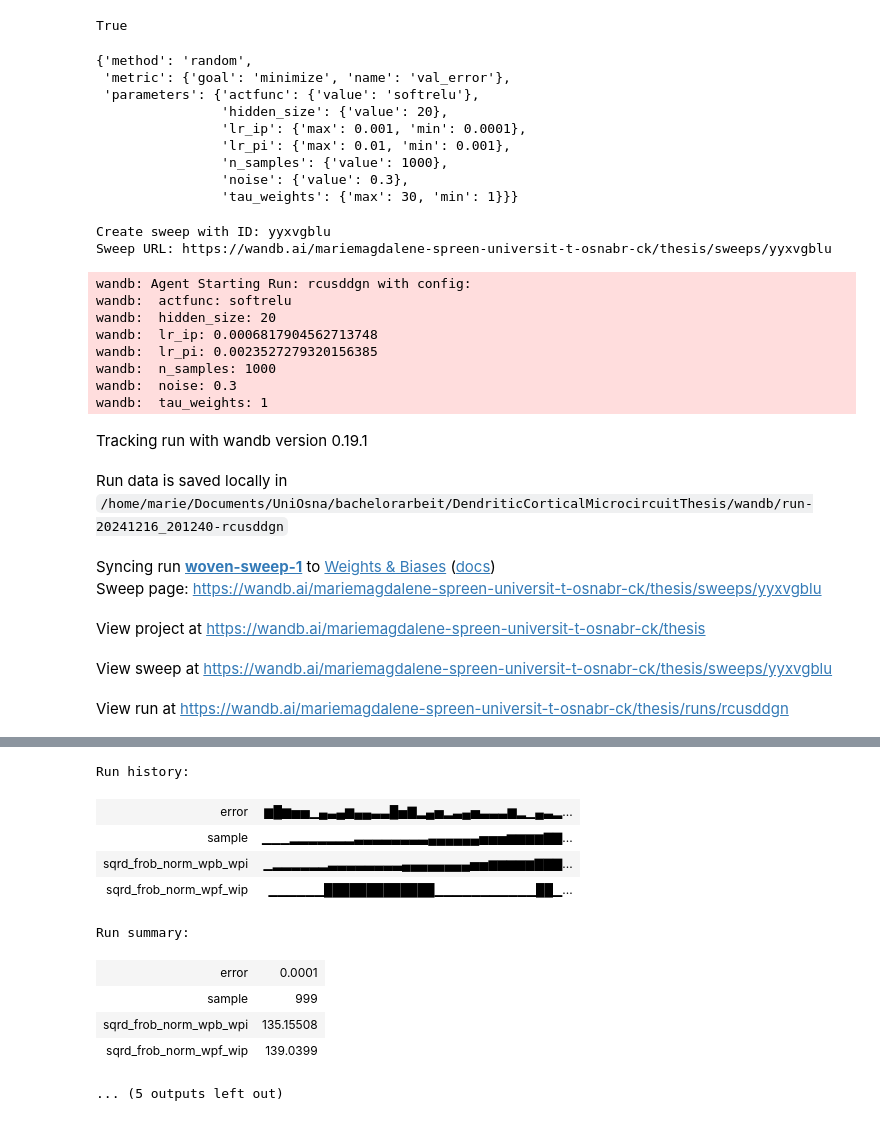
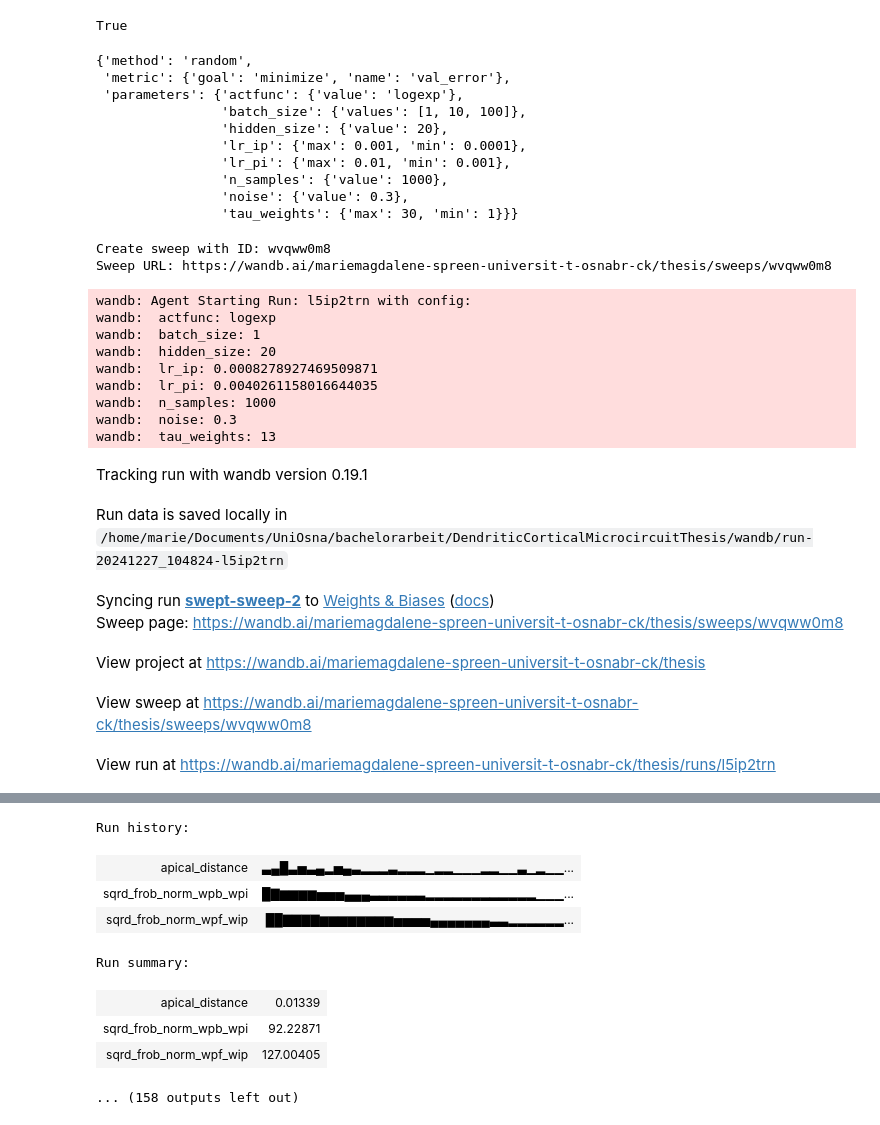
Before and after one commit to gittermarie/DendriticCorticalMicrocircuitThesis, a Jupyter notebook: hyperparameter_playground.ipynb, the cells around one changed output, grey strips where cells are left out. Saved outputs shown, nothing was run; the diff lists cells and outputs as text; code cells hidden in the pictures.

```diff
--- a/hyperparameter_playground.ipynb
+++ b/hyperparameter_playground.ipynb
@@ -37,8 +37,11 @@ parameters_dict = {
         "hidden_size": {
             "value": 20
             },
+        "batch_size": {
+            "values": [1, 10, 100]
+            },
         "actfunc": {
-            "value": "softrelu"
+            "value": "logexp"
             },
         "tau_weights": {
             "min": 1,
@@ -53,7 +56,8 @@ pprint.pprint(sweep_config)
 # %% [output]
 {'method': 'random',
  'metric': {'goal': 'minimize', 'name': 'val_error'},
- 'parameters': {'actfunc': {'value': 'softrelu'},
+ 'parameters': {'actfunc': {'value': 'logexp'},
+                'batch_size': {'values': [1, 10, 100]},
                 'hidden_size': {'value': 20},
                 'lr_ip': {'max': 0.001, 'min': 0.0001},
                 'lr_pi': {'max': 0.01, 'min': 0.001},
@@ -63,8 +67,8 @@ pprint.pprint(sweep_config)
 # %%
 sweep_id = wandb.sweep(sweep_config, project="thesis")
 # %% [output]
-Create sweep with ID: yyxvgblu
-Sweep URL: https://wandb.ai/mariemagdalene-spreen-universit-t-osnabr-ck/thesis/sweeps/yyxvgblu
+Create sweep with ID: wvqww0m8
+Sweep URL: https://wandb.ai/mariemagdalene-spreen-universit-t-osnabr-ck/thesis/sweeps/wvqww0m8
 # %%
 import torch.optim as optim
 from training_and_eval import create_dataset, self_pred_training
@@ -75,7 +79,6 @@ from plotFunctions import *
 T = 1000
 DT = 0.1
 TAU_NEU = 3
-BATCH_SIZE = 1
 DEVICE = torch.device("cuda:0" if torch.cuda.is_available() else "cpu")
 
 def hardsigm(x):
@@ -113,11 +116,12 @@ def train(config=None):
         net = dendriticNet(
             T,
             DT,
-            BATCH_SIZE,
-            size_tab=[30, 20, 10],
-            lr_pp=[0.0011875, 0.0005],
+            config.batch_size,
+            size_tab=[30, config.hidden_size, 10],
+            lr_pf=[0, 0],
             lr_ip=[config.lr_ip],
             lr_pi=[config.lr_pi],
+            lr_pb=[0],
             ga=0.8,
             gb=1,
             gd=1,
@@ -129,11 +133,10 @@ def train(config=None):
             initw=1,
         )
         torch.manual_seed(0)
-        data = create_dataset(config.n_samples, BATCH_SIZE, 30, 0, 1, DEVICE)
+        data = create_dataset(config.n_samples, config.batch_size, 30, 0, 1, DEVICE)
         net.to(DEVICE)
         net.train()
         with torch.no_grad():
-            s, i = net.initHidden(device=DEVICE)
             data_trace = data[0].clone()
             va_topdown_hist=[]
             va_cancelation_hist=[]
@@ -145,7 +148,7 @@ def train(config=None):
                 for k in range(T):
                     # low-pass filter the data
                     data_trace += (DT / TAU_NEU) * (-data_trace + data[n])
-                    s, i, va = net.stepper(data_trace, s, i, track_va=True)
+                    va = net.stepper(data_trace
                     # Track apical potential, neurons and synapses
                     if k == 0 and n % 20 == 0:
                         va_topdown, va_cancelation = va
@@ -160,22 +163,21 @@ def train(config=None):
                         wip_hist = net.updateHist(wip_hist, net.wip, param=True)
 
                     # Update the pyramidal-to-interneuron weights (NOT the pyramidal-to-pyramidal weights !)
-                    net.updateWeights(
-                        data[n], s, i, freeze_feedback=True, selfpredict=True
-                    )
+                    net.updateWeights(data[n])
 
                 va_topdown, va_cancelation = va
-                err = (
+                apical_distance = (
                     ((va_topdown[0] + va_cancelation[0]) ** 2)
                     .cpu()
                     .numpy()
-                    .mean(1)[0]
+                    .mean(1)
                 )
+                print(apical_distance)
                 sqrd_frob_norm_wpb_wpi = (torch.norm(net.wpb[0].weight.unsqueeze(2) - net.wpi[0].weight.unsqueeze(2), p="fro", dim=(0, 1)) ** 2)
                 sqrd_frob_norm_wpf_wip = (torch.norm(net.wpf[1].weight.unsqueeze(2) - net.wip[0].weight.unsqueeze(2), p="fro", dim=(0, 1)) ** 2)
                 wandb.log(
                     {
-                        "error": err,
+                        "apical_distance": apical_distance,
                         "sqrd_frob_norm_wpb_wpi": sqrd_frob_norm_wpb_wpi,
                         "sqrd_frob_norm_wpf_wip": sqrd_frob_norm_wpf_wip
                     }
@@ -207,32 +209,31 @@ def train(config=None):
             va_cancelation_hist,
         )
 # %%
-wandb.agent(sweep_id, train, count=1)
+wandb.agent(sweep_id, train, count=10)
 # %% [output]
-wandb: Agent Starting Run: rcusddgn with config:
-wandb:  actfunc: softrelu
+wandb: Agent Starting Run: l5ip2trn with config:
+wandb:  actfunc: logexp
+wandb:  batch_size: 1
 wandb:  hidden_size: 20
-wandb:  lr_ip: 0.0006817904562713748
-wandb:  lr_pi: 0.0023527279320156385
+wandb:  lr_ip: 0.0008278927469509871
+wandb:  lr_pi: 0.0040261158016644035
 wandb:  n_samples: 1000
 wandb:  noise: 0.3
-wandb:  tau_weights: 1
+wandb:  tau_weights: 13
 Tracking run with wandb version 0.19.1
-Run data is saved locally in /home/marie/Documents/UniOsna/bachelorarbeit/DendriticCorticalMicrocircuitThesis/wandb/run-20241216_201240-rcusddgn
+Run data is saved locally in /home/marie/Documents/UniOsna/bachelorarbeit/DendriticCorticalMicrocircuitThesis/wandb/run-20241227_104824-l5ip2trn
-Syncing run woven-sweep-1 to Weights & Biases (docs)
-Sweep page: https://wandb.ai/mariemagdalene-spreen-universit-t-osnabr-ck/thesis/sweeps/yyxvgblu
+Syncing run swept-sweep-2 to Weights & Biases (docs)
+Sweep page: https://wandb.ai/mariemagdalene-spreen-universit-t-osnabr-ck/thesis/sweeps/wvqww0m8
 View project at https://wandb.ai/mariemagdalene-spreen-universit-t-osnabr-ck/thesis
-View sweep at https://wandb.ai/mariemagdalene-spreen-universit-t-osnabr-ck/thesis/sweeps/yyxvgblu
+View sweep at https://wandb.ai/mariemagdalene-spreen-universit-t-osnabr-ck/thesis/sweeps/wvqww0m8
-View run at https://wandb.ai/mariemagdalene-spreen-universit-t-osnabr-ck/thesis/runs/rcusddgn
+View run at https://wandb.ai/mariemagdalene-spreen-universit-t-osnabr-ck/thesis/runs/l5ip2trn
 [interactive output not drawn]
 Run history:
-| error | ▆█▆▅▅▁▄▃▄▆▄▄▃▃█▅▇▂▄▅▂▃▄▅▃▃▃▆▂▁▄▃▂... |
-| sample | ▁▁▁▂▂▂▂▂▂▂▃▃▃▃▃▃▃▃▄▄▄▄▄▄▅▅▅▆▆▆▆▇▇... |
-| sqrd_frob_norm_wpb_wpi | ▁▂▂▂▂▂▂▃▃▃▃▃▃▃▃▄▄▄▄▄▄▄▄▅▅▆▆▆▆▆▇▇▇... |
-| sqrd_frob_norm_wpf_wip | ▁▁▁▁▁▁█████████████▁▁▁▁▁▁▁▁▁▁▁██▁... |
+| apical_distance | ▃▄█▃▅▃▄▂▅▄▃▂▂▂▃▂▂▂▁▂▂▁▁▁▂▂▁▁▃▁▂▁▁... |
+| sqrd_frob_norm_wpb_wpi | █▇▆▆▆▆▅▅▅▄▄▄▃▃▃▃▃▃▂▂▂▂▂▂▂▂▂▂▂▂▁▁▁... |
+| sqrd_frob_norm_wpf_wip | ██▇▇▇▇▆▆▆▆▆▆▆▆▅▅▅▅▄▄▄▄▄▄▄▃▃▂▂▂▂▂▂... |
 Run summary:
-| error | 0.0001 |
-| sample | 999 |
-| sqrd_frob_norm_wpb_wpi | 135.15508 |
-| sqrd_frob_norm_wpf_wip | 139.0399 |
+| apical_distance | 0.01339 |
+| sqrd_frob_norm_wpb_wpi | 92.22871 |
+| sqrd_frob_norm_wpf_wip | 127.00405 |
-... (5 outputs left out)
+... (158 outputs left out)
```
Also changed, not shown: parts of 1 cell of this notebook, 7 other files.
